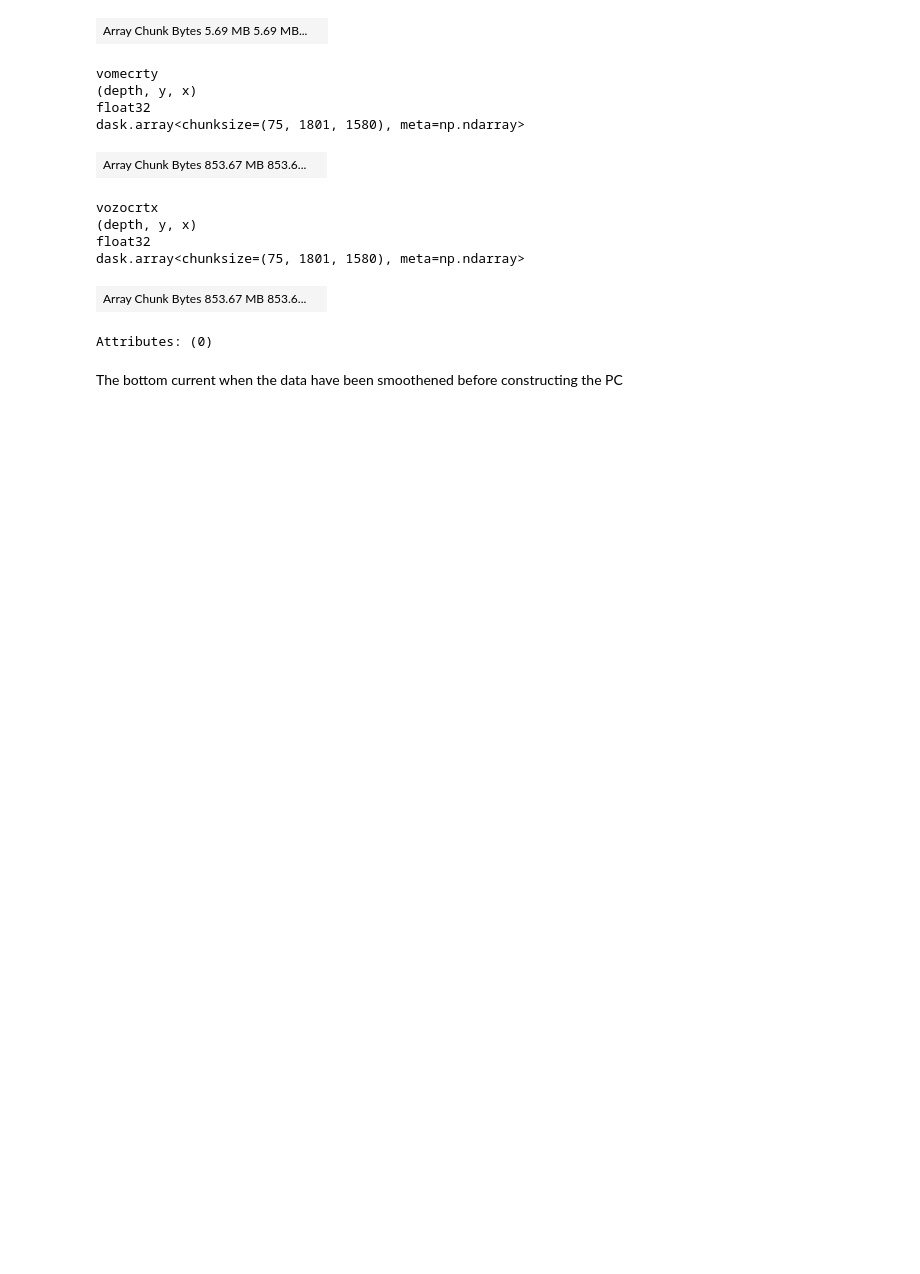
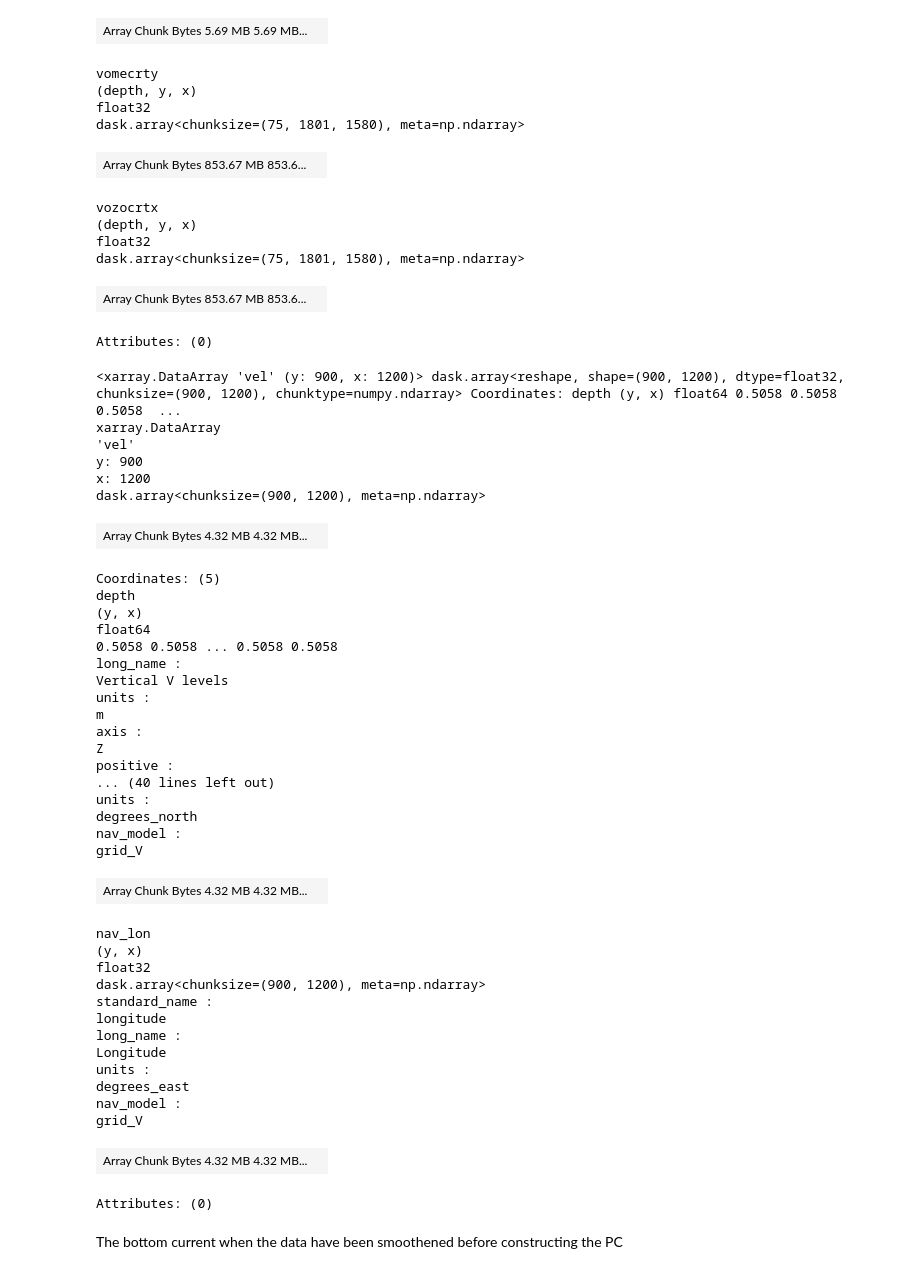
Before and after one commit to kaje2301/Master_2022, a Jupyter notebook: PC_bottom_smoothend.ipynb, the cells around one changed output. Drawn from its saved outputs; the diff is of its cells as text; code cells hidden in the pictures; blank space fills up the shorter version.

```diff
--- a/PC_bottom_smoothend.ipynb
+++ b/PC_bottom_smoothend.ipynb
@@ -101,6 +96,48 @@ d = xr.DataArray(d, dims=['y','x'])
 uvar_b = uvar.isel(depth=d)
 vvar_b = vvar.isel(depth=d)
 uv_b = uv.isel(depth=d)
+# %%
+uv_b
+# %% [output]
+<xarray.DataArray 'vel' (y: 900, x: 1200)> dask.array<reshape, shape=(900, 1200), dtype=float32, chunksize=(900, 1200), chunktype=numpy.ndarray> Coordinates: depth (y, x) float64 0.5058 0.5058 0.5058  ...
+xarray.DataArray
+'vel'
+y: 900
+x: 1200
+dask.array<chunksize=(900, 1200), meta=np.ndarray>
+| Array Chunk Bytes 4.32 MB 4.32 MB... |  |
+Coordinates: (5)
+depth
+(y, x)
+float64
+0.5058 0.5058 ... 0.5058 0.5058
+long_name :
+Vertical V levels
+units :
+m
+axis :
+Z
+positive :
+... (40 lines left out)
+units :
+degrees_north
+nav_model :
+grid_V
+| Array Chunk Bytes 4.32 MB 4.32 MB... |  |
+nav_lon
+(y, x)
+float32
+dask.array<chunksize=(900, 1200), meta=np.ndarray>
+standard_name :
+longitude
+long_name :
+Longitude
+units :
+degrees_east
+nav_model :
+grid_V
+| Array Chunk Bytes 4.32 MB 4.32 MB... |  |
+Attributes: (0)
 # %% [markdown]
 The bottom current when the data have been smoothened before constructing the PC
 # %%
```
Also changed, not shown: parts of 12 cells of this notebook, 3 other files.
